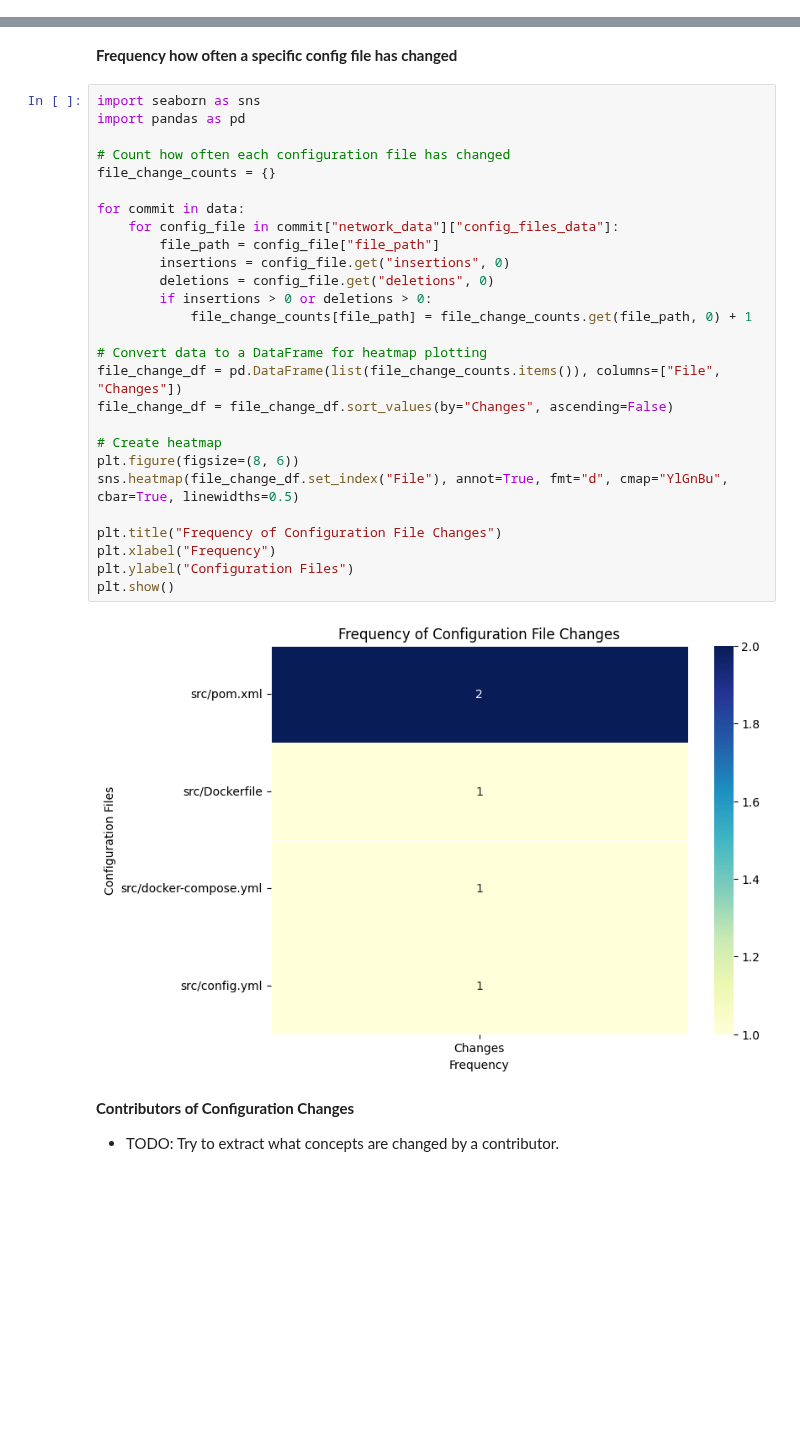
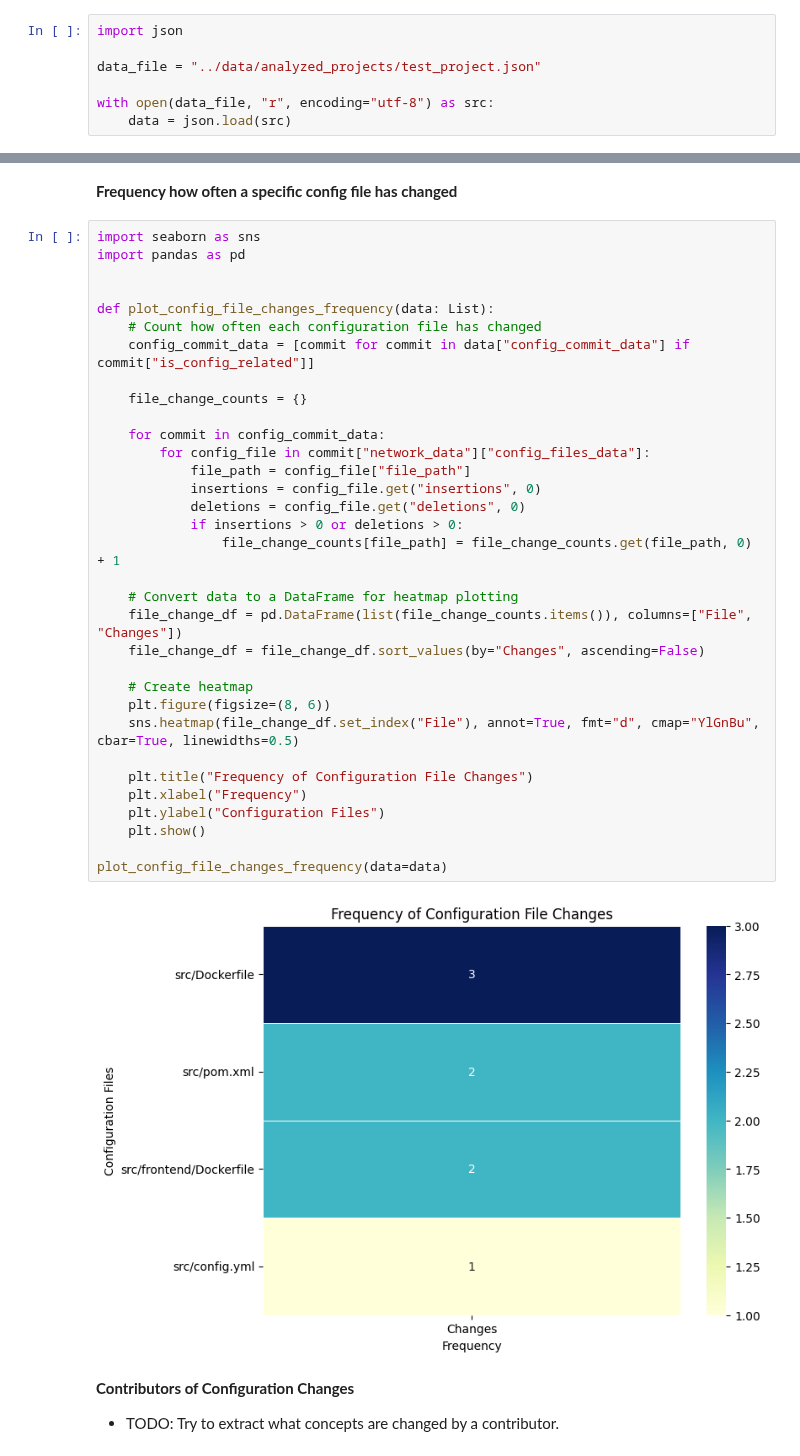
Before and after one commit to simisimon/config-space, a Jupyter notebook: src/analysis.ipynb, the cells around one changed output, grey strips where cells are left out. Saved outputs shown, nothing was run; the diff lists cells and outputs as text; blank space fills up the shorter version.

```diff
--- a/src/analysis.ipynb
+++ b/src/analysis.ipynb
@@ -284,5 +213,12 @@ Write commit data into file ../data/analyzed_projects/Ward.json
     - distribution of contributors that perform config changes
     - total number of options over time
     - total number of links over time
+# %%
+import json
+
+data_file = "../data/analyzed_projects/test_project.json"
+
+with open(data_file, "r", encoding="utf-8") as src:
+    data = json.load(src)
 # %%
 import matplotlib.pyplot as plt
@@ -453,32 +401,38 @@ plt.show()
 # %%
 import seaborn as sns
 import pandas as pd
 
-# Count how often each configuration file has changed
-file_change_counts = {}
 
-for commit in data:
-    for config_file in commit["network_data"]["config_files_data"]:
-        file_path = config_file["file_path"]
-        insertions = config_file.get("insertions", 0)
-        deletions = config_file.get("deletions", 0)
-        if insertions > 0 or deletions > 0:
-            file_change_counts[file_path] = file_change_counts.get(file_path, 0) + 1
+def plot_config_file_changes_frequency(data: List):
+    # Count how often each configuration file has changed
+    config_commit_data = [commit for commit in data["config_commit_data"] if commit["is_config_related"]]
 
-# Convert data to a DataFrame for heatmap plotting
-file_change_df = pd.DataFrame(list(file_change_counts.items()), columns=["File", "Changes"])
-file_change_df = file_change_df.sort_values(by="Changes", ascending=False)
+    file_change_counts = {}
 
-# Create heatmap
-plt.figure(figsize=(8, 6))
-sns.heatmap(file_change_df.set_index("File"), annot=True, fmt="d", cmap="YlGnBu", cbar=True, linewidths=0.5)
+    for commit in config_commit_data:
+        for config_file in commit["network_data"]["config_files_data"]:
+            file_path = config_file["file_path"]
+            insertions = config_file.get("insertions", 0)
+            deletions = config_file.get("deletions", 0)
+            if insertions > 0 or deletions > 0:
+                file_change_counts[file_path] = file_change_counts.get(file_path, 0) + 1
 
-plt.title("Frequency of Configuration File Changes")
-plt.xlabel("Frequency")
-plt.ylabel("Configuration Files")
-plt.show()
+    # Convert data to a DataFrame for heatmap plotting
+    file_change_df = pd.DataFrame(list(file_change_counts.items()), columns=["File", "Changes"])
+    file_change_df = file_change_df.sort_values(by="Changes", ascending=False)
+
+    # Create heatmap
+    plt.figure(figsize=(8, 6))
+    sns.heatmap(file_change_df.set_index("File"), annot=True, fmt="d", cmap="YlGnBu", cbar=True, linewidths=0.5)
+
+    plt.title("Frequency of Configuration File Changes")
+    plt.xlabel("Frequency")
+    plt.ylabel("Configuration Files")
+    plt.show()
+
+plot_config_file_changes_frequency(data=data)
 # %% [output]
-[figure, old version]
+[figure, new version]
 # %% [markdown]
 **Contributors of Configuration Changes**
 
```
Also changed, not shown: parts of 11 cells of this notebook, 9 other files.
